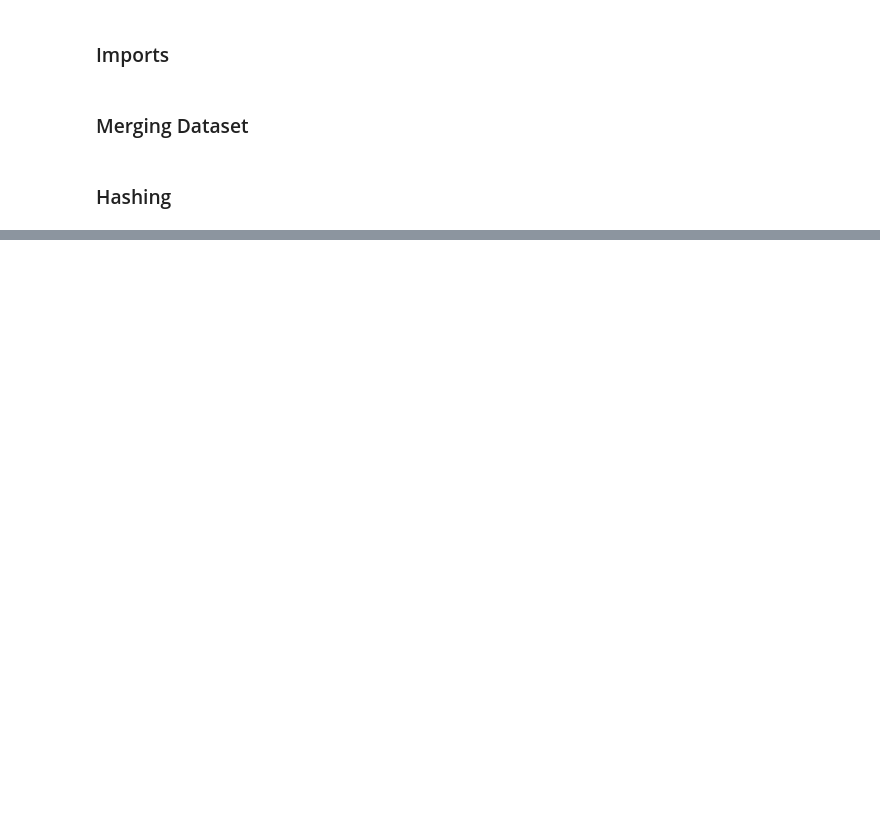
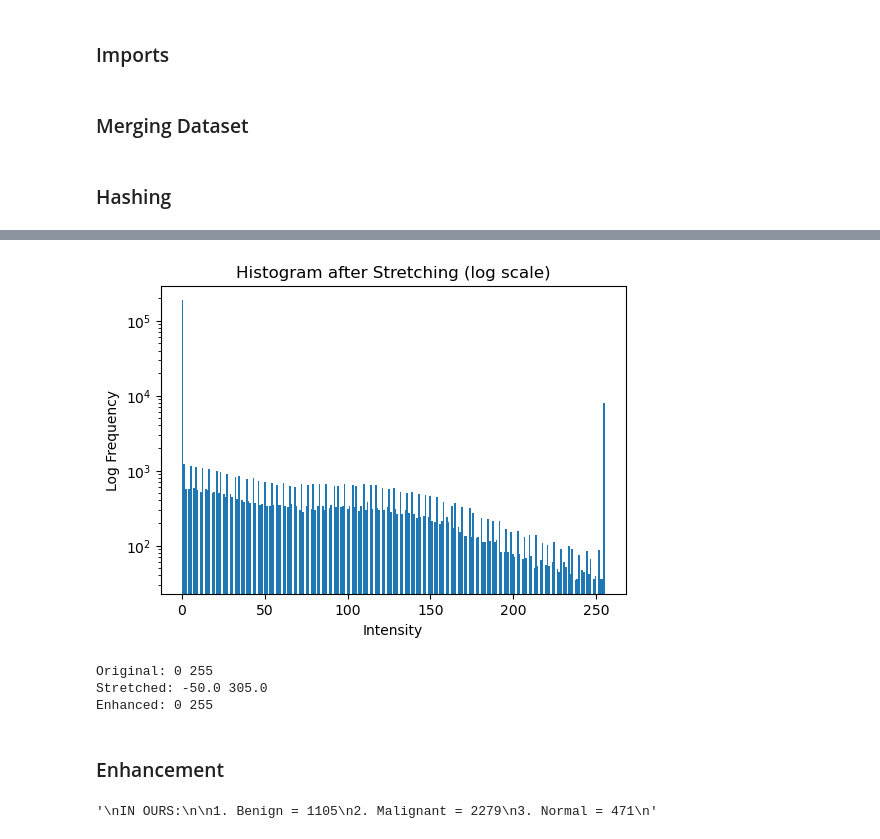
Before and after one commit to R-Mahin/Multi-Class-Lung-Cancer---2D, a Jupyter notebook: src/model.ipynb, the cells around one changed output, grey strips where cells are left out. Drawn from its saved outputs; the diff is of its cells as text; code cells hidden in the pictures; blank space fills up the shorter version.

```diff
--- a/src/model.ipynb
+++ b/src/model.ipynb
@@ -100,0 +162,19 @@ Duplicates deleted: 2186
+# %%
+plt.figure(figsize=(6,4))
+plt.hist(enhanced.flatten(), bins=256, range=(0,255), log=True)
+plt.title("Histogram after Stretching (log scale)")
+plt.xlabel("Intensity")
+plt.ylabel("Log Frequency")
+plt.show()
+# %% [output]
+[figure, added]
+# %%
+print("Original:", img.min(), img.max())
+print("Stretched:", stretched.min(), stretched.max())
+print("Enhanced:", enhanced.min(), enhanced.max())
+# %% [output]
+Original: 0 255
+Stretched: -50.0 305.0
+Enhanced: 0 255
+# %% [markdown]
+### Enhancement
@@ -100,0 +215,18 @@ Duplicates deleted: 2186
+# %%
+'''
+IN PAPER:
+
+1. Benign = 1105
+2. Malignant = 2277
+3. Normal = 470
+'''
+
+'''
+IN OURS:
+
+1. Benign = 1105
+2. Malignant = 2279
+3. Normal = 471
+'''
+# %% [output]
+'\nIN OURS:\n\n1. Benign = 1105\n2. Malignant = 2279\n3. Normal = 471\n'
```
Also changed, not shown: parts of 9 cells of this notebook.
